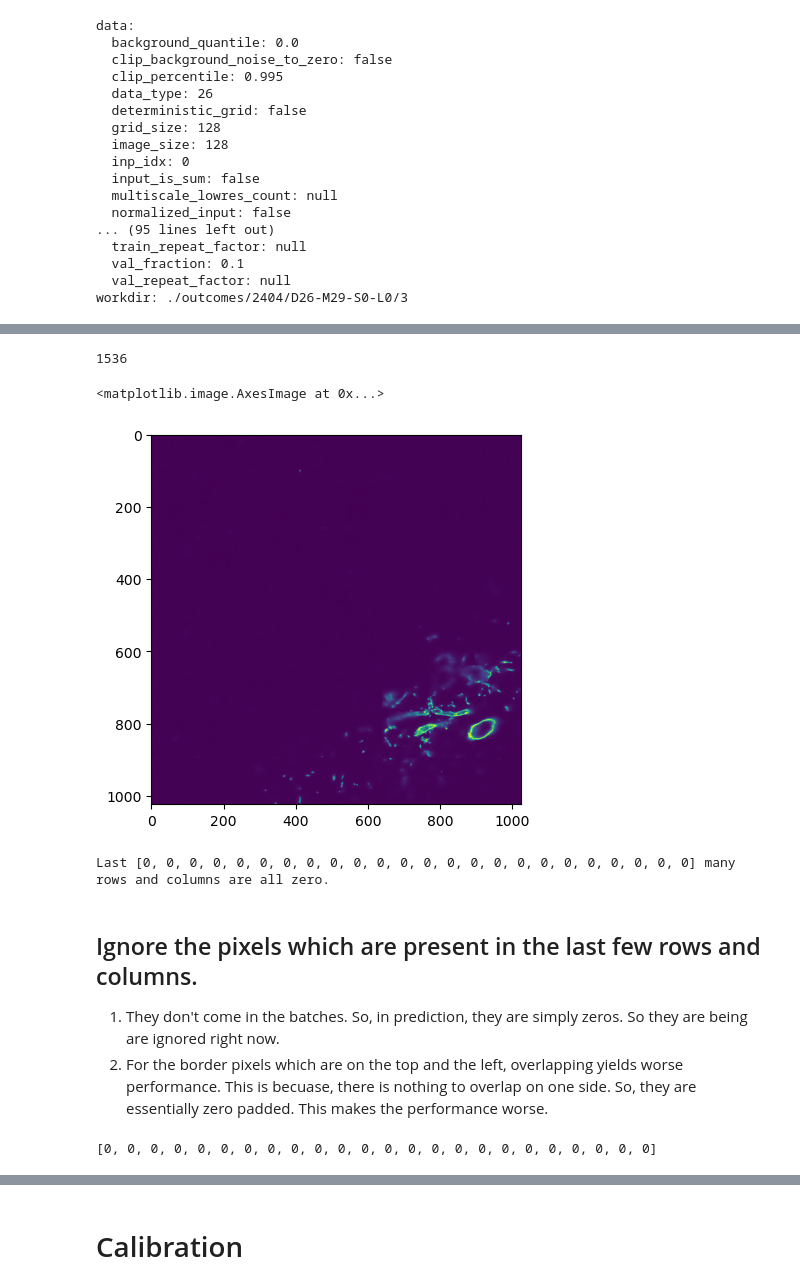
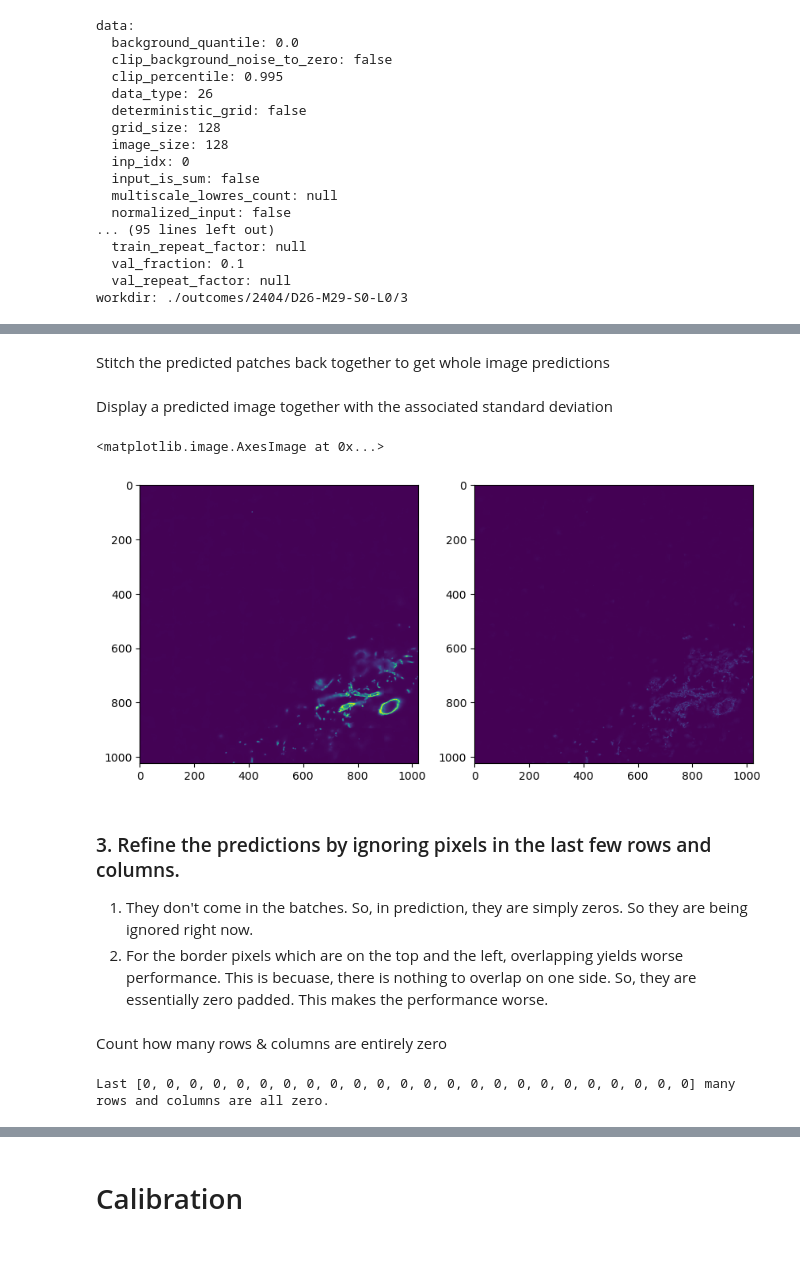
Before and after one commit to juglab/denoiSplit, a Jupyter notebook: denoisplit/notebooks/EvalOnMultiFileDatasetEkin.ipynb, the cells around one changed output, grey strips where cells are left out. Drawn from its saved outputs; the diff is of its cells as text; code cells hidden in the pictures; blank space fills up the shorter version.

```diff
--- a/denoisplit/notebooks/EvalOnMultiFileDatasetEkin.ipynb
+++ b/denoisplit/notebooks/EvalOnMultiFileDatasetEkin.ipynb
@@ -309,7 +303,5 @@ count
-# %%
-len(pred_tiled)
-# %% [output]
-1536
+# %% [markdown]
+Stitch the predicted patches back together to get whole image predictions
 # %%
 if pred_tiled.shape[-1] != val_dset.get_img_sz():
     pad = (val_dset.get_img_sz() - pred_tiled.shape[-1] )//2
@@ -320,8 +312,19 @@ pred_std = stitch_predictions(pred_std_tiled,val_dset, smoothening_pixelcount=0)
-# %%
-plt.imshow(pred[0][0,...,0])
-# %% [output]
-<matplotlib.image.AxesImage at 0x...>
-[figure, removed]
+# %% [markdown]
+Display a predicted image together with the associated standard deviation
+# %%
+_, ax = plt.subplots(figsize=(10,5), ncols=2, nrows=1)
+ax[0].imshow(pred[0][0, ..., 0])
+ax[1].imshow(pred_std[0][0, ..., 0])
+# NOTE: actual predictions and associated SDs are stored in the first channel along dim=3 --> [..., 0]
+# %% [output]
+<matplotlib.image.AxesImage at 0x...>
+[figure, added]
+# %% [markdown]
+### 3. Refine the predictions by ignoring pixels in the last few rows and columns.
+1. They don't come in the batches. So, in prediction, they are simply zeros. So they are being ignored right now.
+2. For the border pixels which are on the top and the left, overlapping yields worse performance. This is becuase, there is nothing to overlap on one side. So, they are essentially zero padded. This makes the performance worse.
+# %% [markdown]
+Count how many rows & columns are entirely zero
 # %%
 def get_ignores_pixels(pred_frames):
     ignored_pixels = 1
@@ -342,14 +345,6 @@ def print_ignored_pixels():
 actual_ignored_pixels = print_ignored_pixels()
 # %% [output]
 Last [0, 0, 0, 0, 0, 0, 0, 0, 0, 0, 0, 0, 0, 0, 0, 0, 0, 0, 0, 0, 0, 0, 0, 0] many rows and columns are all zero.
-# %% [markdown]
-## Ignore the pixels which are present in the last few rows and columns.
-1. They don't come in the batches. So, in prediction, they are simply zeros. So they are being are ignored right now.
-2. For the border pixels which are on the top and the left, overlapping yields worse performance. This is becuase, there is nothing to overlap on one side. So, they are essentially zero padded. This makes the performance worse.
-# %%
-print(actual_ignored_pixels)
-# %% [output]
-[0, 0, 0, 0, 0, 0, 0, 0, 0, 0, 0, 0, 0, 0, 0, 0, 0, 0, 0, 0, 0, 0, 0, 0]
 # %%
 if isinstance(pred, np.ndarray):
     if config.data.data_type in [DataType.OptiMEM100_014,
```
Also changed, not shown: parts of 39 cells of this notebook, 1 other file.
